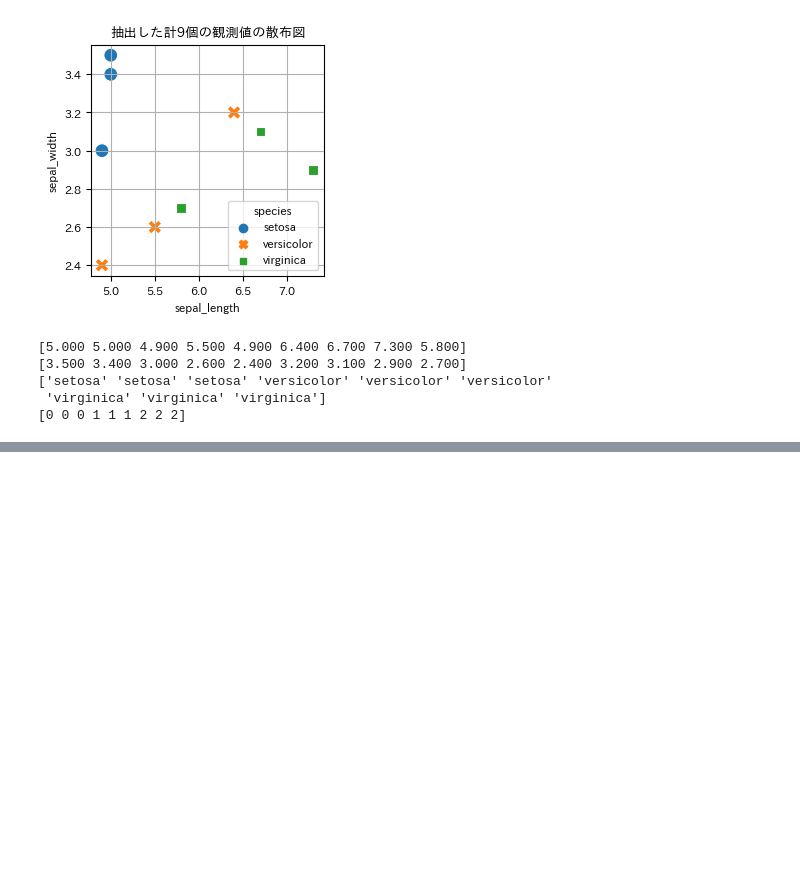
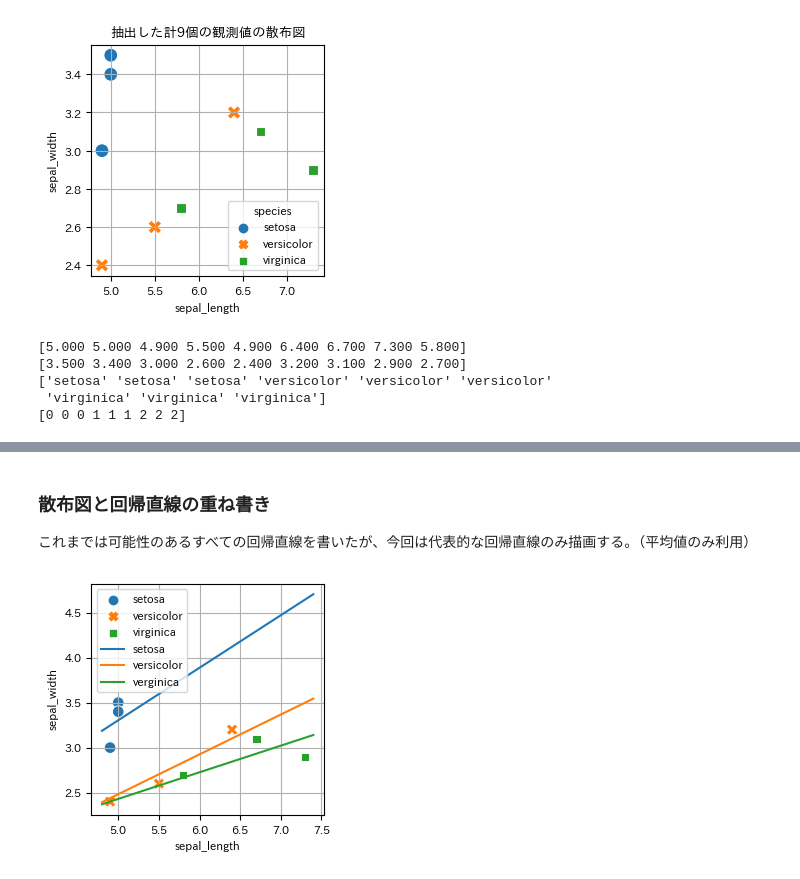
Before and after one commit to makkimaki/python-bayes-intro, a Jupyter notebook: すらすらベイズ写経_2.ipynb, the cells around one changed output, grey strips where cells are left out. Saved outputs shown, nothing was run; the diff lists cells and outputs as text; code cells hidden in the pictures; blank space fills up the shorter version.

```diff
--- a/すらすらベイズ写経_2.ipynb
+++ b/すらすらベイズ写経_2.ipynb
@@ -439,0 +488,3 @@ print(cl)
+# %%
+summary1 = az.summary(idata1, var_names=["alpha", "beta"])
+display(summary1)
@@ -439,0 +499,32 @@ print(cl)
+# %% [markdown]
+### 散布図と回帰直線の重ね書き
+これまでは可能性のあるすべての回帰直線を書いたが、今回は代表的な回帰直線のみ描画する。（平均値のみ利用）
+# %%
+means = summary1["mean"]
+alpha0 = means["alpha[0]"]
+alpha1 = means["alpha[1]"]
+alpha2 = means["alpha[2]"]
+beta0 = means["beta[0]"]
+beta1 = means["beta[1]"]
+beta2 = means["beta[2]"]
+
+x_range = np.array([X.min()-0.1, X.max()+0.1])
+y0_range =  alpha0 * x_range + beta0
+y1_range =  alpha1 * x_range + beta1
+y2_range =  alpha2 * x_range + beta2
+
+sns.scatterplot(
+    x="sepal_length",
+    y="sepal_width",
+    hue="species",
+    style="species",
+    data=df_sel,
+    s=70
+)
+plt.plot(x_range, y0_range, label="setosa")
+plt.plot(x_range, y1_range, label="versicolor")
+plt.plot(x_range, y2_range, label="verginica")
+plt.legend()
+plt.show()
+# %% [output]
+[figure, added]
```
Also changed, not shown: parts of 25 cells of this notebook.
